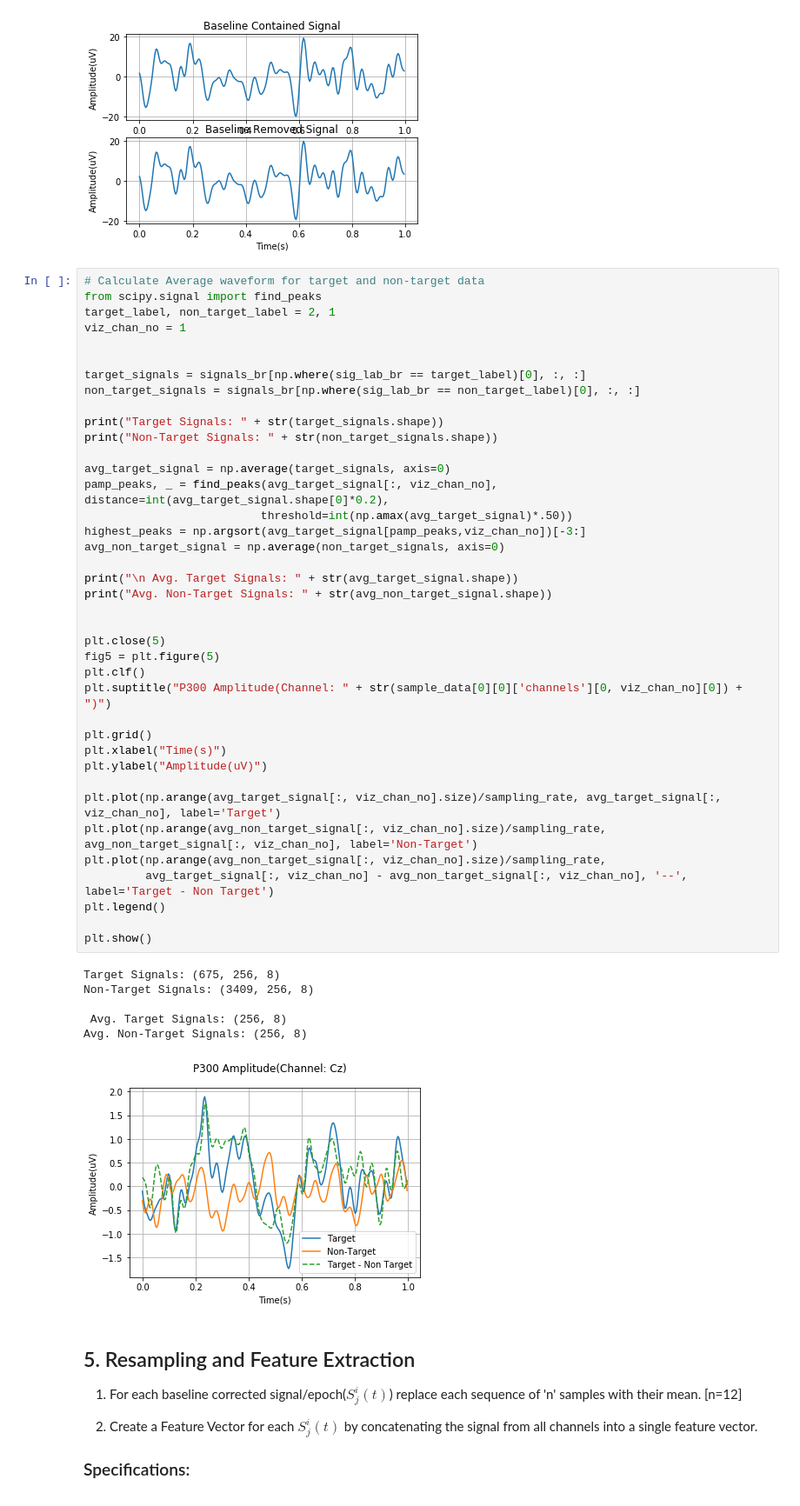
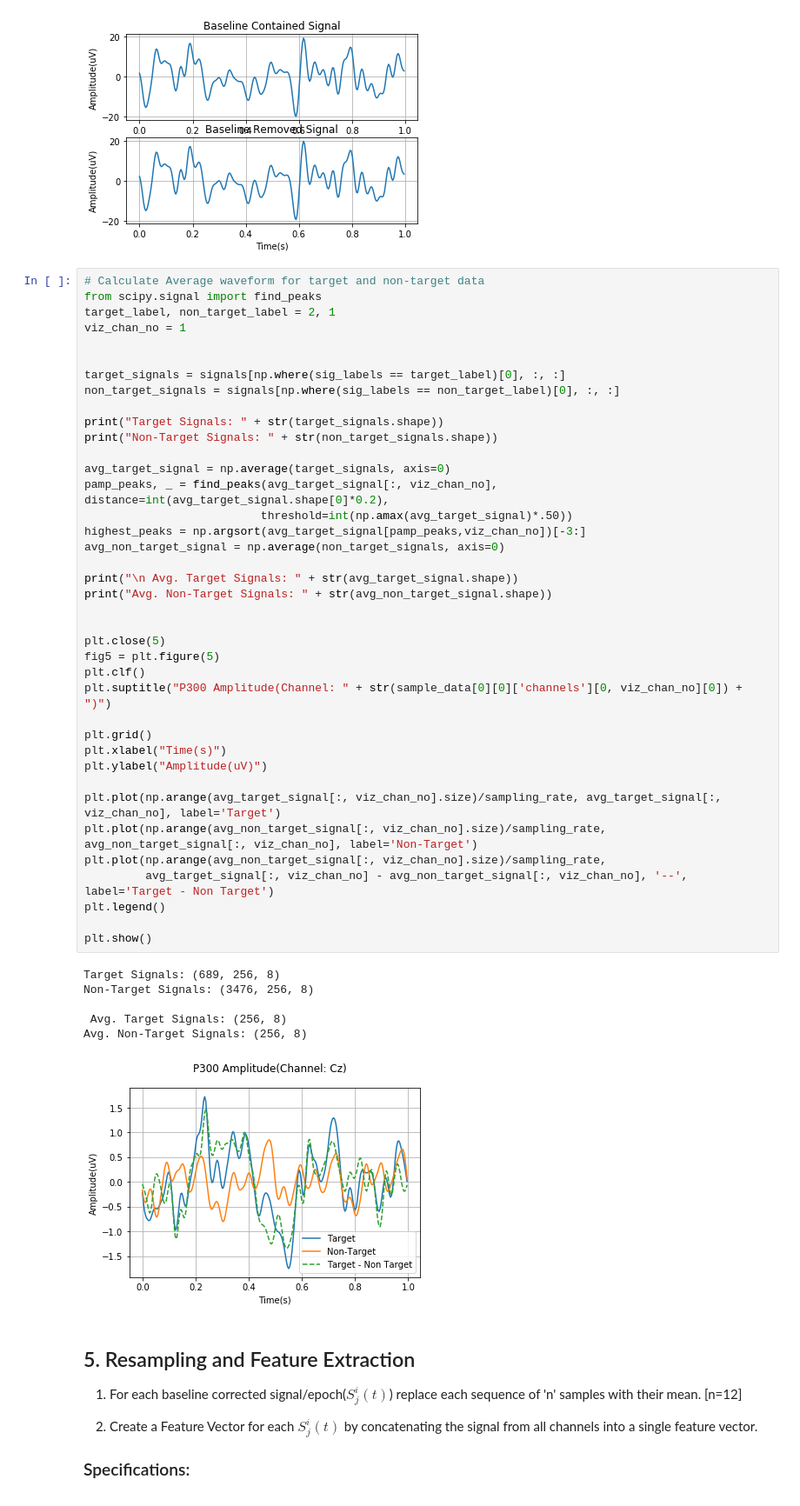
Before and after one commit to zuhairmhtb/P300SpellerBasedEEGClassification, a Jupyter notebook: Publications/EEGClassification.ipynb, the cells around one changed output. Shown at 87% size. Drawn from its saved outputs; the diff is of its cells as text.

```diff
--- a/Publications/EEGClassification.ipynb
+++ b/Publications/EEGClassification.ipynb
@@ -564,8 +553,8 @@ target_label, non_target_label = 2, 1
 viz_chan_no = 1
 
 
-target_signals = signals_br[np.where(sig_lab_br == target_label)[0], :, :]
-non_target_signals = signals_br[np.where(sig_lab_br == non_target_label)[0], :, :]
+target_signals = signals[np.where(sig_labels == target_label)[0], :, :]
+non_target_signals = signals[np.where(sig_labels == non_target_label)[0], :, :]
 
 print("Target Signals: " + str(target_signals.shape))
 print("Non-Target Signals: " + str(non_target_signals.shape))
@@ -573,36 +562,36 @@ print("Non-Target Signals: " + str(non_target_signals.shape))
 avg_target_signal = np.average(target_signals, axis=0)
 pamp_peaks, _ = find_peaks(avg_target_signal[:, viz_chan_no], distance=int(avg_target_signal.shape[0]*0.2),
                           threshold=int(np.amax(avg_target_signal)*.50))
 highest_peaks = np.argsort(avg_target_signal[pamp_peaks,viz_chan_no])[-3:]
 avg_non_target_signal = np.average(non_target_signals, axis=0)
 
 print("\n Avg. Target Signals: " + str(avg_target_signal.shape))
 print("Avg. Non-Target Signals: " + str(avg_non_target_signal.shape))
 
 
 plt.close(5)
 fig5 = plt.figure(5)
 plt.clf()
 plt.suptitle("P300 Amplitude(Channel: " + str(sample_data[0][0]['channels'][0, viz_chan_no][0]) + ")")
 
 plt.grid()
 plt.xlabel("Time(s)")
 plt.ylabel("Amplitude(uV)")
 
 plt.plot(np.arange(avg_target_signal[:, viz_chan_no].size)/sampling_rate, avg_target_signal[:, viz_chan_no], label='Target')
 plt.plot(np.arange(avg_non_target_signal[:, viz_chan_no].size)/sampling_rate, avg_non_target_signal[:, viz_chan_no], label='Non-Target')
 plt.plot(np.arange(avg_non_target_signal[:, viz_chan_no].size)/sampling_rate,
          avg_target_signal[:, viz_chan_no] - avg_non_target_signal[:, viz_chan_no], '--', label='Target - Non Target')
 plt.legend()
 
 plt.show()
 # %% [output]
-Target Signals: (675, 256, 8)
-Non-Target Signals: (3409, 256, 8)
+Target Signals: (689, 256, 8)
+Non-Target Signals: (3476, 256, 8)
 
  Avg. Target Signals: (256, 8)
 Avg. Non-Target Signals: (256, 8)
-[figure, old version]
+[figure, new version]
 # %% [markdown]
 ## 5. Resampling and Feature Extraction
 
```
Also changed, not shown: parts of 14 cells of this notebook.
